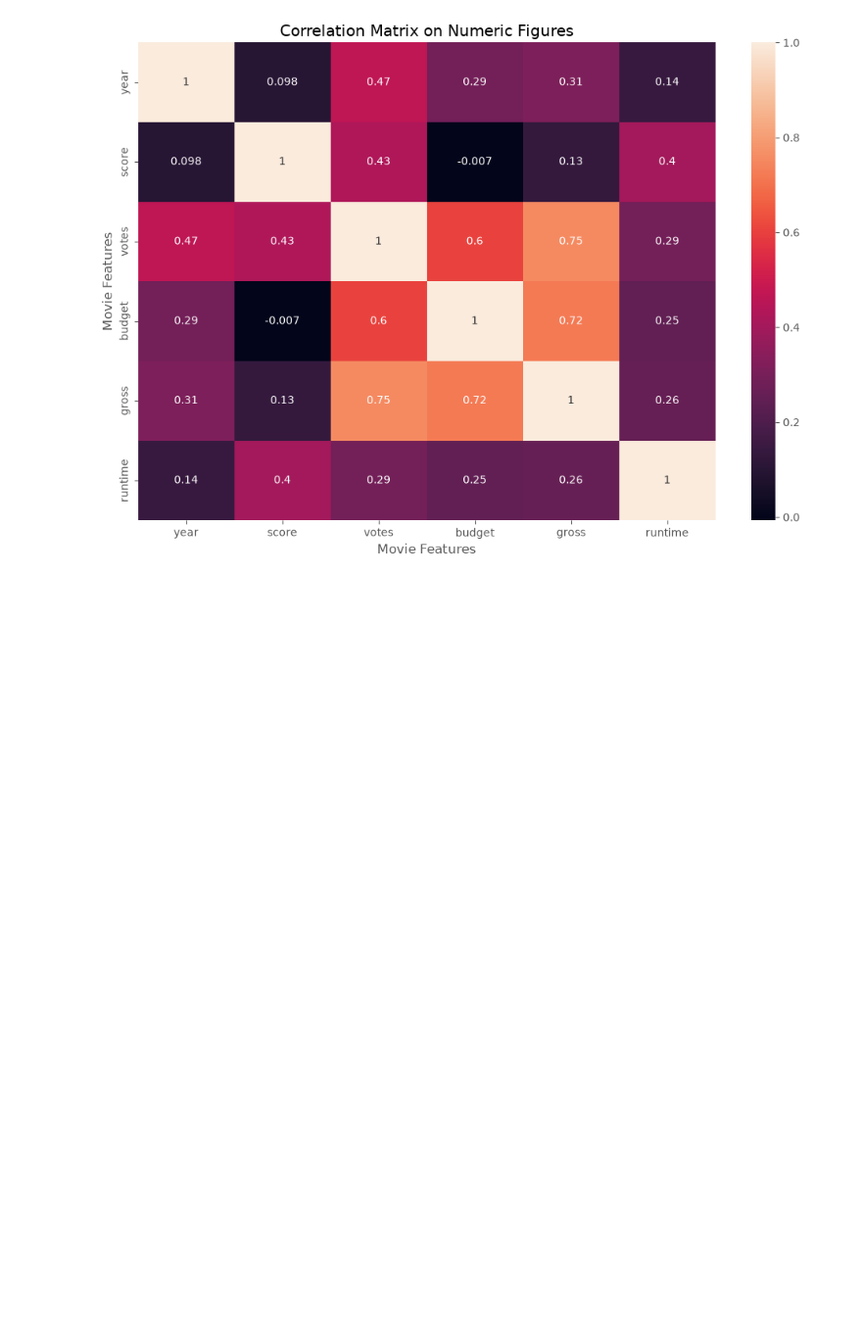
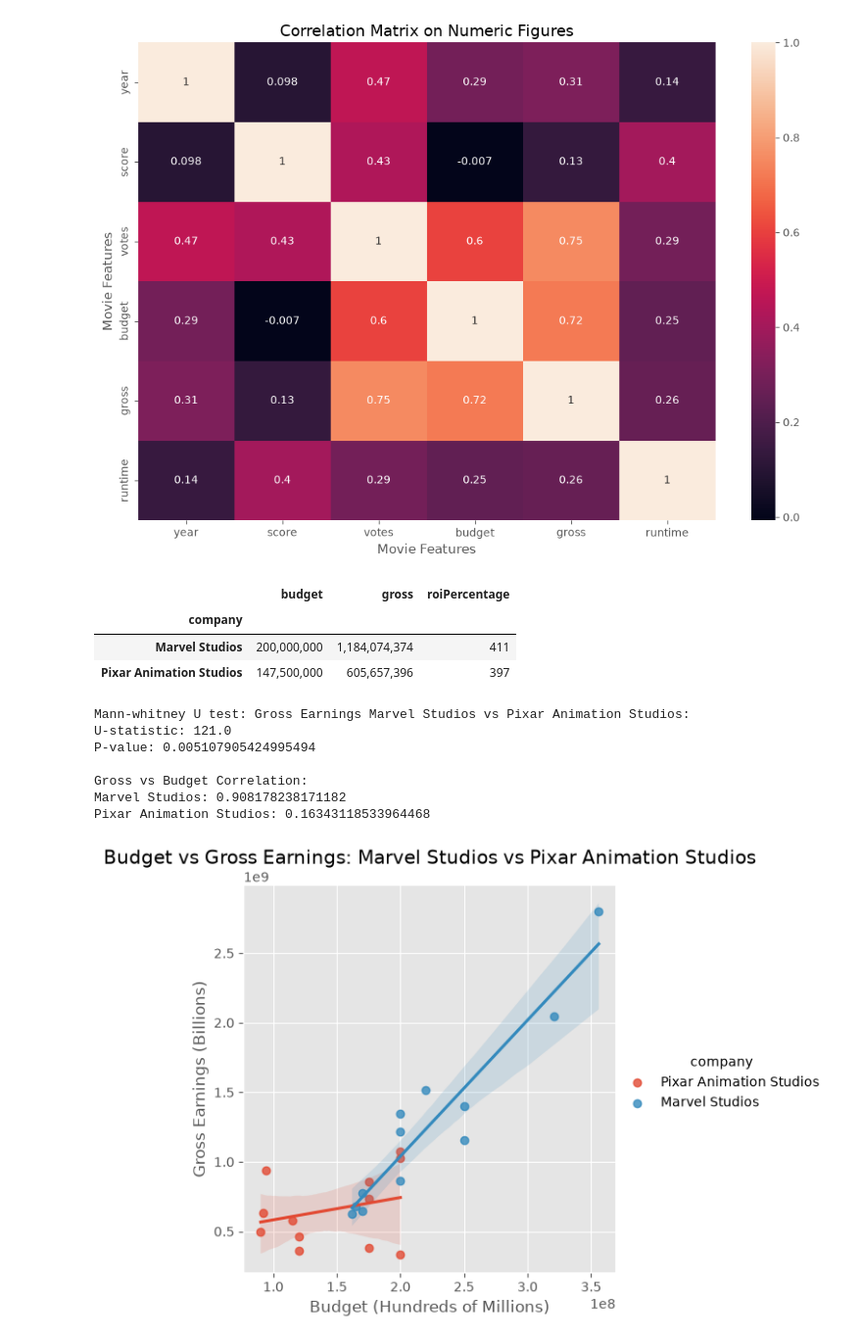
Before and after one commit to ThuCoo/da-portfolio-projects, a Jupyter notebook: scripts/04_correlation_python.ipynb, the cells around one changed output. Shown at 98% size. Cells and saved outputs as stored; diff of their text form; code cells hidden in the pictures; blank space fills up the shorter version.

Commit message:
4/4: adding my own compatring groups

```diff
--- a/scripts/04_correlation_python.ipynb
+++ b/scripts/04_correlation_python.ipynb
@@ -212,3 +213,54 @@ plt.ylabel('Movie Features')
 plt.show()
 # %% [output]
 [figure]
+# %%
+# Comparing Groups
+# Comparing between 2 Highest Gross Median Companies
+# Filter Out Less than 10 Movies Companies
+validDf = df[df['company'].isin(df['company'].value_counts()[df['company'].value_counts() >= 10].index)]
+
+# Get Top 2 Highest Gross Median Companies
+top2Gross = validDf.groupby('company')['gross'].median().sort_values(ascending=False).head(2).index.to_list()
+comp1, comp2 = top2Gross[0], top2Gross[1]
+top2Com = validDf[validDf['company'].isin(top2Gross)].copy()
+
+top2Com['profit'] = top2Com['gross'] - top2Com['budget']    # True Profit = Gross / 2 - Budget * 2
+top2Com['roiPercentage'] = (top2Com['profit'] / top2Com['budget']) * 100
+topCom1 = top2Com[top2Com['company'] == comp1]
+topCom2 = top2Com[top2Com['company'] == comp2]
+
+summary = top2Com.groupby('company')[['budget', 'gross', 'roiPercentage']].median()
+display(summary)
+
+# t-test for even data | mann-whitney u test for skewed data
+# t_stat, p_value = stats.ttest_ind(MSGross, IEGross)
+t_stat, p_value = mannwhitneyu(topCom1['gross'], topCom2['gross'])
+print(f'Mann-whitney U test: Gross Earnings {comp1} vs {comp2}:\nU-statistic: {t_stat}\nP-value: {p_value}\n')
+
+# Correlation
+corr1 = topCom1['gross'].corr(topCom1['budget'], method='spearman')
+corr2 = topCom2['gross'].corr(topCom2['budget'], method='spearman')
+print('Gross vs Budget Correlation:')
+print(f'{comp1}: {corr1}')
+print(f'{comp2}: {corr2}')
+
+# Visualization
+sns.lmplot(x='budget', y='gross', hue='company', data=top2Com)
+
+plt.title(f'Budget vs Gross Earnings: {comp1} vs {comp2}')
+plt.xlabel('Budget (Hundreds of Millions)')
+plt.ylabel('Gross Earnings (Billions)')
+plt.show()
+# %% [output]
+|  | budget | gross | roiPercentage |
+| company |  |  |  |
+| Marvel Studios | 200,000,000 | 1,184,074,374 | 411 |
+| Pixar Animation Studios | 147,500,000 | 605,657,396 | 397 |
+Mann-whitney U test: Gross Earnings Marvel Studios vs Pixar Animation Studios:
+U-statistic: 121.0
+P-value: 0.005107905424995494
+
+Gross vs Budget Correlation:
+Marvel Studios: 0.908178238171182
+Pixar Animation Studios: 0.16343118533964468
+[figure, added]
```
Also changed, not shown: parts of 2 cells of this notebook.
